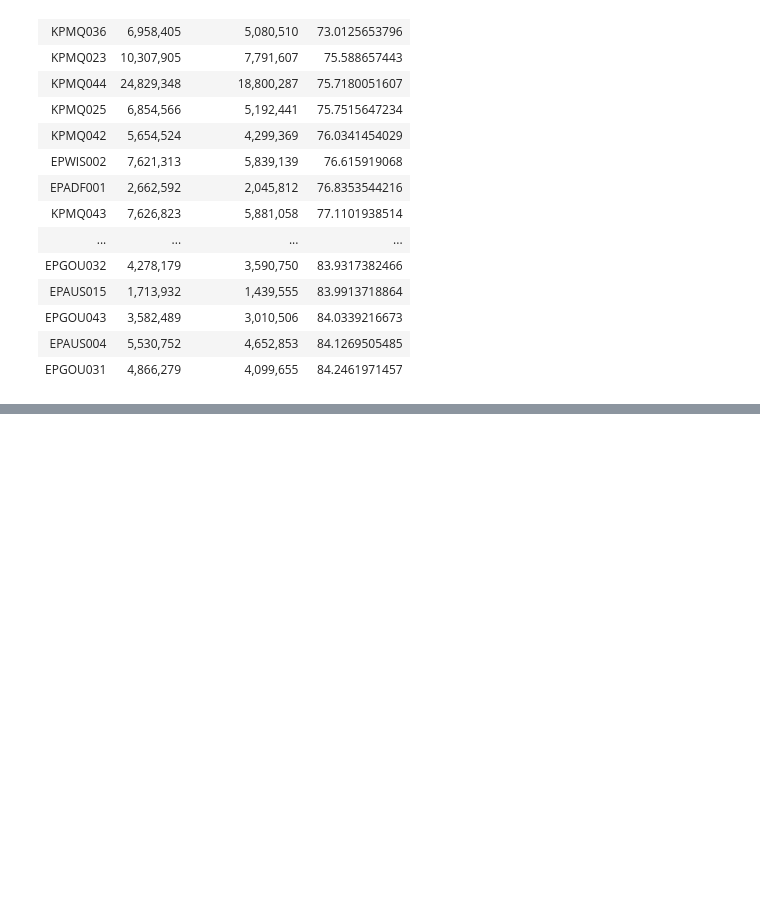
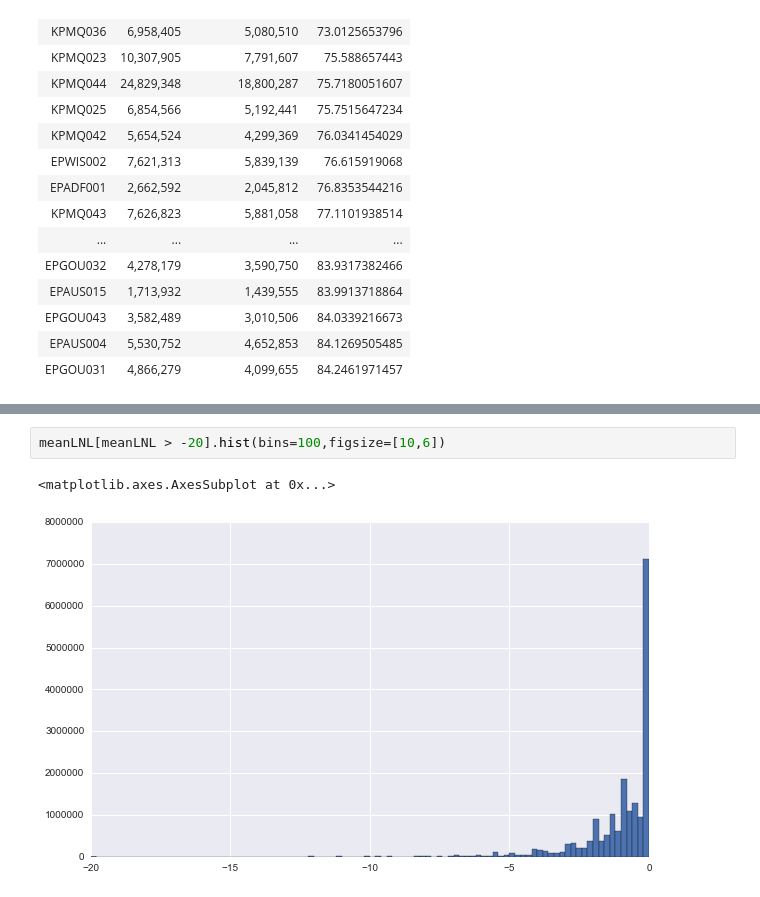
Before and after one commit to damiankao/misc-analysis, a Jupyter notebook: 18092015_penguin.ipynb, the cells around one changed output, grey strips where cells are left out. Drawn from its saved outputs; the diff is of its cells as text; blank space fills up the shorter version.

```diff
--- a/18092015_penguin.ipynb
+++ b/18092015_penguin.ipynb
@@ -128,0 +144,5 @@ statTable
+# %%
+meanLNL[meanLNL > -20].hist(bins=100,figsize=[10,6])
+# %% [output]
+<matplotlib.axes.AxesSubplot at 0x...>
+[figure, added]
```
Also changed, not shown: parts of 6 cells of this notebook.
